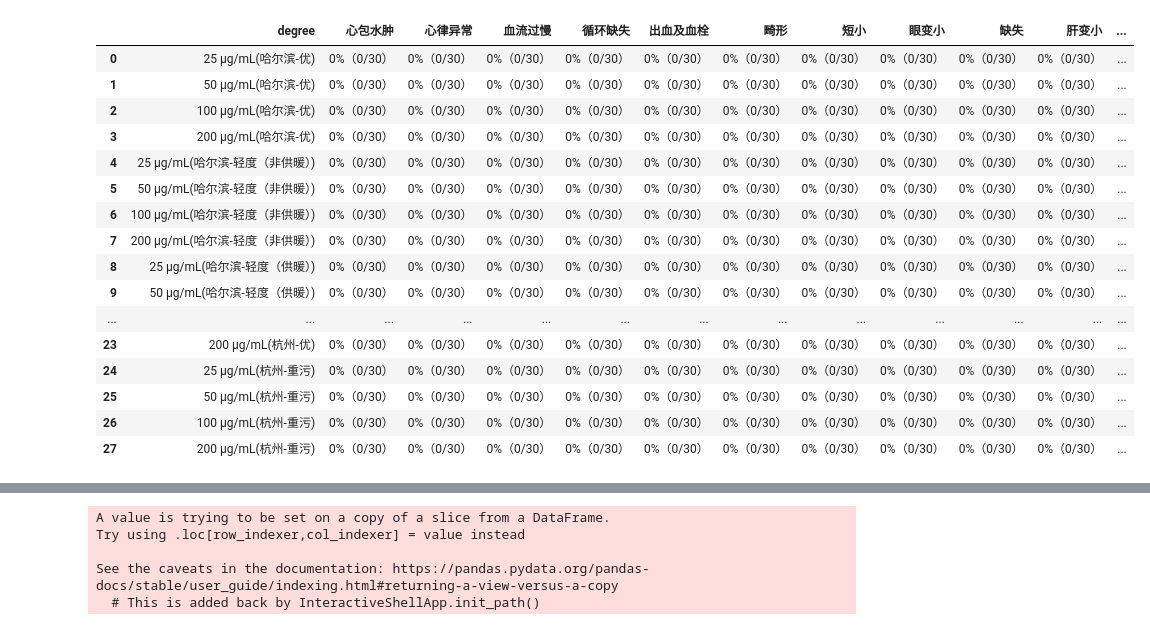
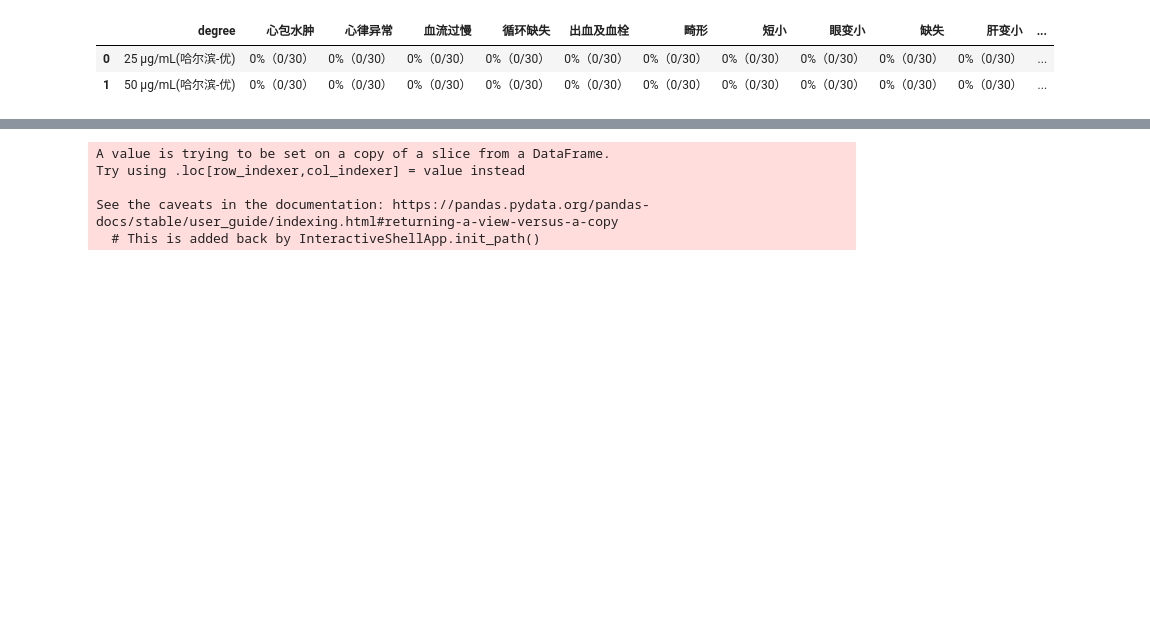
Before and after one commit to NannanSun0672/PMAnalysis, a Jupyter notebook: codes/codes.ipynb, the cells around one changed output, grey strips where cells are left out. Saved outputs shown, nothing was run; the diff lists cells and outputs as text; code cells hidden in the pictures; blank space fills up the shorter version.

```diff
--- a/codes/codes.ipynb
+++ b/codes/codes.ipynb
@@ -169,25 +113,11 @@ ingredient_infos
 degree_path = "./data/toxic_degree.xlsx"
 degree_infos = pd.read_excel(degree_path)
 # %%
-degree_infos
+degree_infos.head(2)
 # %% [output]
 |  | degree | 心包水肿 | 心律异常 | 血流过慢 | 循环缺失 | 出血及血栓 | 畸形 | 短小 | 眼变小 | 缺失 | 肝变小 | ... |
 | 0 | 25 µg/mL(哈尔滨-优) | 0%（0/30） | 0%（0/30） | 0%（0/30） | 0%（0/30） | 0%（0/30） | 0%（0/30） | 0%（0/30） | 0%（0/30） | 0%（0/30） | 0%（0/30） | ... |
 | 1 | 50 µg/mL(哈尔滨-优) | 0%（0/30） | 0%（0/30） | 0%（0/30） | 0%（0/30） | 0%（0/30） | 0%（0/30） | 0%（0/30） | 0%（0/30） | 0%（0/30） | 0%（0/30） | ... |
-| 2 | 100 µg/mL(哈尔滨-优) | 0%（0/30） | 0%（0/30） | 0%（0/30） | 0%（0/30） | 0%（0/30） | 0%（0/30） | 0%（0/30） | 0%（0/30） | 0%（0/30） | 0%（0/30） | ... |
-| 3 | 200 µg/mL(哈尔滨-优) | 0%（0/30） | 0%（0/30） | 0%（0/30） | 0%（0/30） | 0%（0/30） | 0%（0/30） | 0%（0/30） | 0%（0/30） | 0%（0/30） | 0%（0/30） | ... |
-| 4 | 25 µg/mL(哈尔滨-轻度（非供暖）) | 0%（0/30） | 0%（0/30） | 0%（0/30） | 0%（0/30） | 0%（0/30） | 0%（0/30） | 0%（0/30） | 0%（0/30） | 0%（0/30） | 0%（0/30） | ... |
-| 5 | 50 µg/mL(哈尔滨-轻度（非供暖）) | 0%（0/30） | 0%（0/30） | 0%（0/30） | 0%（0/30） | 0%（0/30） | 0%（0/30） | 0%（0/30） | 0%（0/30） | 0%（0/30） | 0%（0/30） | ... |
-| 6 | 100 µg/mL(哈尔滨-轻度（非供暖）) | 0%（0/30） | 0%（0/30） | 0%（0/30） | 0%（0/30） | 0%（0/30） | 0%（0/30） | 0%（0/30） | 0%（0/30） | 0%（0/30） | 0%（0/30） | ... |
-| 7 | 200 µg/mL(哈尔滨-轻度（非供暖）) | 0%（0/30） | 0%（0/30） | 0%（0/30） | 0%（0/30） | 0%（0/30） | 0%（0/30） | 0%（0/30） | 0%（0/30） | 0%（0/30） | 0%（0/30） | ... |
-| 8 | 25 µg/mL(哈尔滨-轻度（供暖）) | 0%（0/30） | 0%（0/30） | 0%（0/30） | 0%（0/30） | 0%（0/30） | 0%（0/30） | 0%（0/30） | 0%（0/30） | 0%（0/30） | 0%（0/30） | ... |
-| 9 | 50 µg/mL(哈尔滨-轻度（供暖）) | 0%（0/30） | 0%（0/30） | 0%（0/30） | 0%（0/30） | 0%（0/30） | 0%（0/30） | 0%（0/30） | 0%（0/30） | 0%（0/30） | 0%（0/30） | ... |
-| ... | ... | ... | ... | ... | ... | ... | ... | ... | ... | ... | ... | ... |
-| 23 | 200 µg/mL(杭州-优) | 0%（0/30） | 0%（0/30） | 0%（0/30） | 0%（0/30） | 0%（0/30） | 0%（0/30） | 0%（0/30） | 0%（0/30） | 0%（0/30） | 0%（0/30） | ... |
-| 24 | 25 µg/mL(杭州-重污) | 0%（0/30） | 0%（0/30） | 0%（0/30） | 0%（0/30） | 0%（0/30） | 0%（0/30） | 0%（0/30） | 0%（0/30） | 0%（0/30） | 0%（0/30） | ... |
-| 25 | 50 µg/mL(杭州-重污) | 0%（0/30） | 0%（0/30） | 0%（0/30） | 0%（0/30） | 0%（0/30） | 0%（0/30） | 0%（0/30） | 0%（0/30） | 0%（0/30） | 0%（0/30） | ... |
-| 26 | 100 µg/mL(杭州-重污) | 0%（0/30） | 0%（0/30） | 0%（0/30） | 0%（0/30） | 0%（0/30） | 0%（0/30） | 0%（0/30） | 0%（0/30） | 0%（0/30） | 0%（0/30） | ... |
-| 27 | 200 µg/mL(杭州-重污) | 0%（0/30） | 0%（0/30） | 0%（0/30） | 0%（0/30） | 0%（0/30） | 0%（0/30） | 0%（0/30） | 0%（0/30） | 0%（0/30） | 0%（0/30） | ... |
 # %%
 infos = pd.merge(ingredient_infos,degree_infos,on="degree")
 # %%
```
Also changed, not shown: parts of 20 cells of this notebook.
